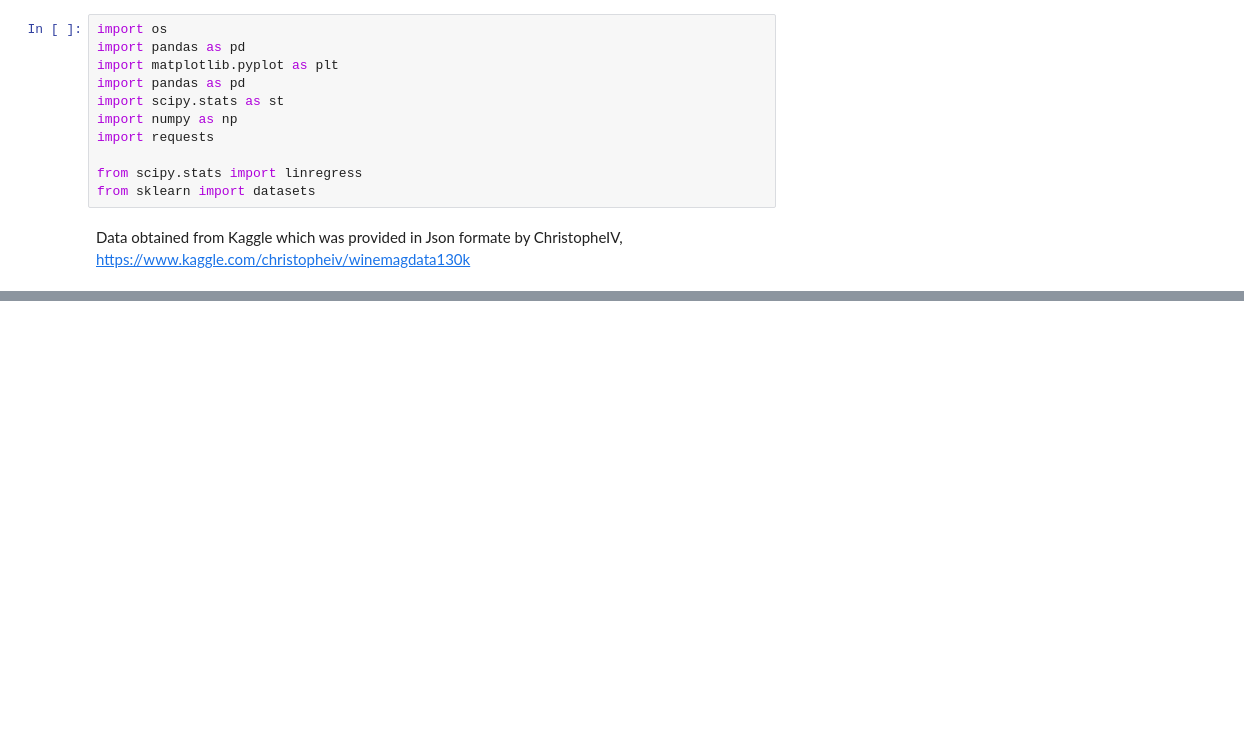
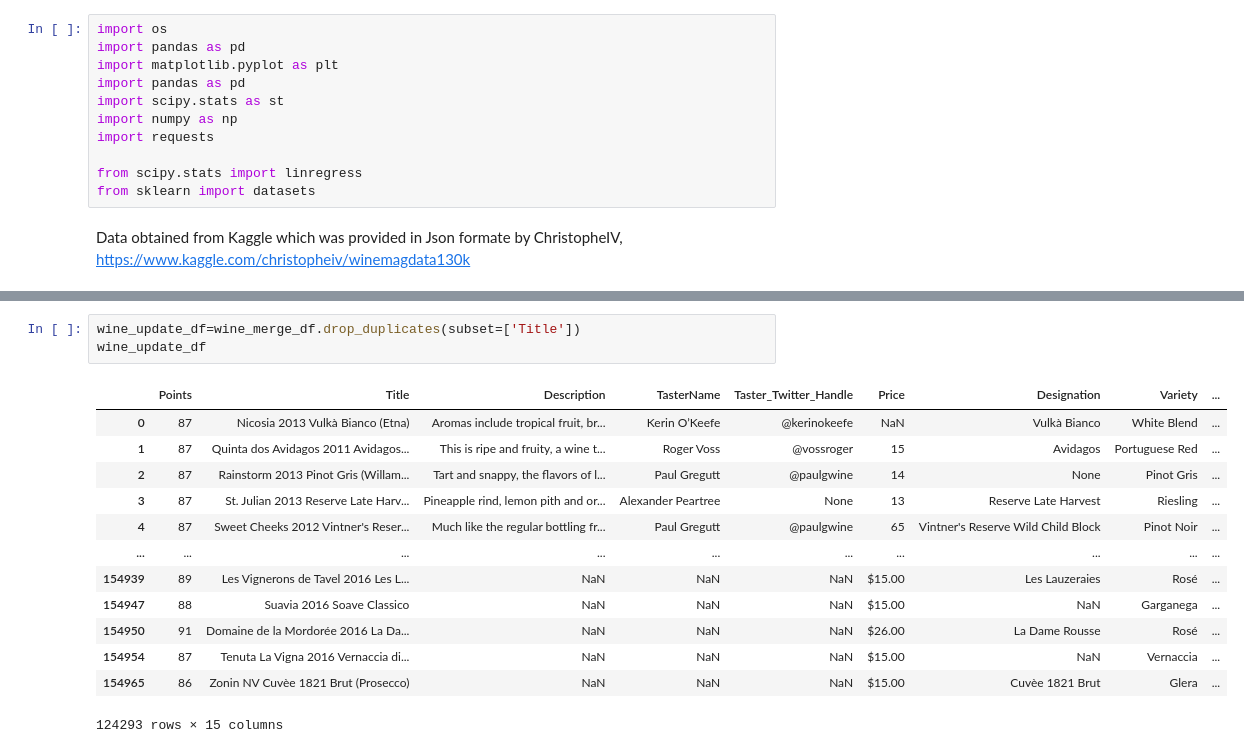
Before and after one commit to IssyL08/ELT_Project, a Jupyter notebook: wine review.ipynb, the cells around one changed output, grey strips where cells are left out. Drawn from its saved outputs; the diff is of its cells as text; blank space fills up the shorter version.

```diff
--- a/wine review.ipynb
+++ b/wine review.ipynb
@@ -33,0 +134,17 @@ result
+# %%
+wine_update_df=wine_merge_df.drop_duplicates(subset=['Title'])
+wine_update_df
+# %% [output]
+|  | Points | Title | Description | TasterName | Taster_Twitter_Handle | Price | Designation | Variety | ... |
+| 0 | 87 | Nicosia 2013 Vulkà Bianco (Etna) | Aromas include tropical fruit, br... | Kerin O’Keefe | @kerinokeefe | NaN | Vulkà Bianco | White Blend | ... |
+| 1 | 87 | Quinta dos Avidagos 2011 Avidagos... | This is ripe and fruity, a wine t... | Roger Voss | @vossroger | 15 | Avidagos | Portuguese Red | ... |
+| 2 | 87 | Rainstorm 2013 Pinot Gris (Willam... | Tart and snappy, the flavors of l... | Paul Gregutt | @paulgwine | 14 | None | Pinot Gris | ... |
+| 3 | 87 | St. Julian 2013 Reserve Late Harv... | Pineapple rind, lemon pith and or... | Alexander Peartree | None | 13 | Reserve Late Harvest | Riesling | ... |
+| 4 | 87 | Sweet Cheeks 2012 Vintner's Reser... | Much like the regular bottling fr... | Paul Gregutt | @paulgwine | 65 | Vintner's Reserve Wild Child Block | Pinot Noir | ... |
+| ... | ... | ... | ... | ... | ... | ... | ... | ... | ... |
+| 154939 | 89 | Les Vignerons de Tavel 2016 Les L... | NaN | NaN | NaN | $15.00 | Les Lauzeraies | Rosé | ... |
+| 154947 | 88 | Suavia 2016 Soave Classico | NaN | NaN | NaN | $15.00 | NaN | Garganega | ... |
+| 154950 | 91 | Domaine de la Mordorée 2016 La Da... | NaN | NaN | NaN | $26.00 | La Dame Rousse | Rosé | ... |
+| 154954 | 87 | Tenuta La Vigna 2016 Vernaccia di... | NaN | NaN | NaN | $15.00 | NaN | Vernaccia | ... |
+| 154965 | 86 | Zonin NV Cuvèe 1821 Brut (Prosecco) | NaN | NaN | NaN | $15.00 | Cuvèe 1821 Brut | Glera | ... |
+124293 rows × 15 columns
```
Also changed, not shown: parts of 25 cells of this notebook, 2 other files.
